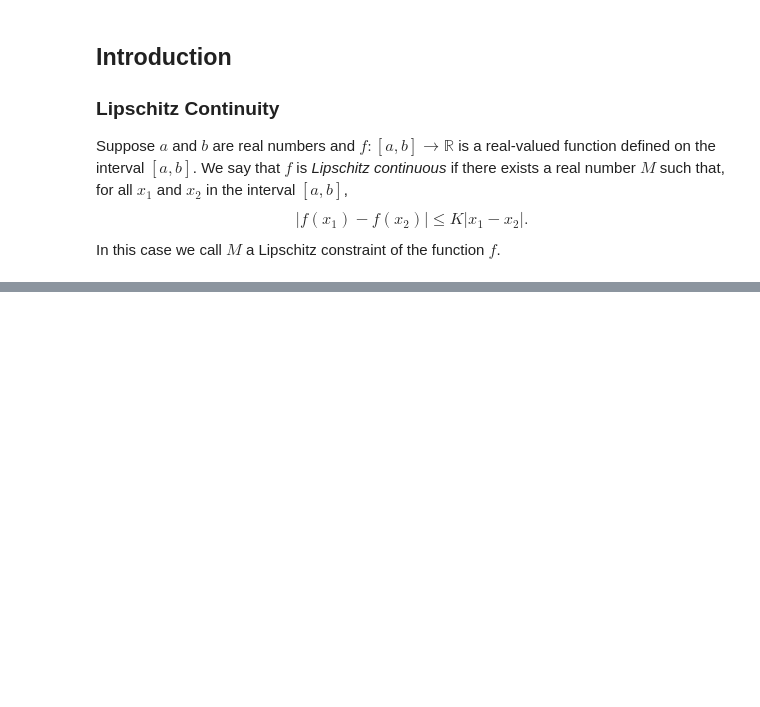
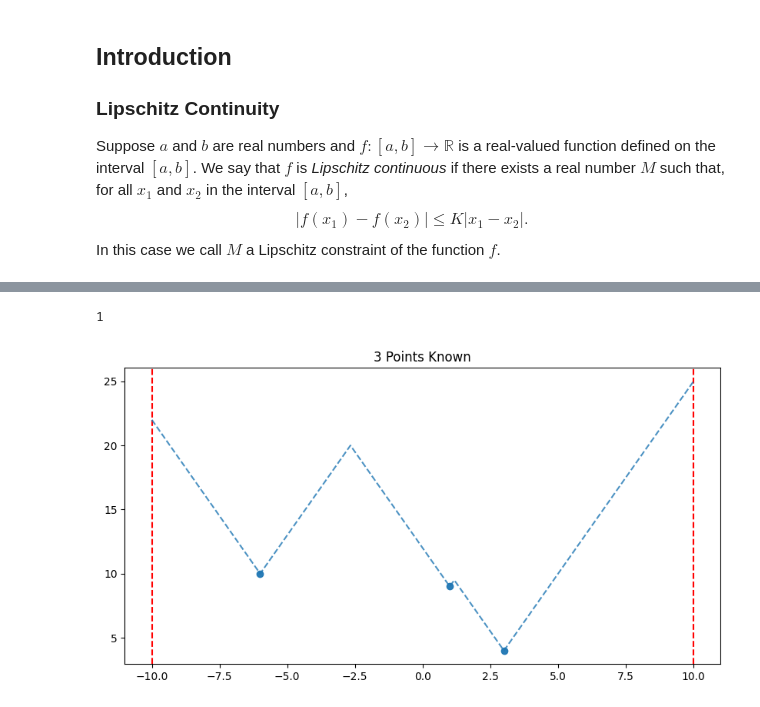
Before and after one commit to DevinGent/locating-maxima, a Jupyter notebook: tutorial.ipynb, the cells around one changed output, grey strips where cells are left out. Cells and saved outputs as stored; diff of their text form; code cells hidden in the pictures; blank space fills up the shorter version.

```diff
--- a/tutorial.ipynb
+++ b/tutorial.ipynb
@@ -350,0 +88,12 @@ for i in temp_df.index:
+# %%
+points=[(1,9),(-6,10),(3,4)]
+initialized=ApproximateMaxima([-10,10],3,starting_points=points)
+
+# When added this way only one starting graph is included:
+len(initialized.graphs)
+# %% [output]
+1
+# %%
+initialized.display_graphs()
+# %% [output]
+[figure, added]
```
Also changed, not shown: parts of 71 cells of this notebook, 1 other file.
